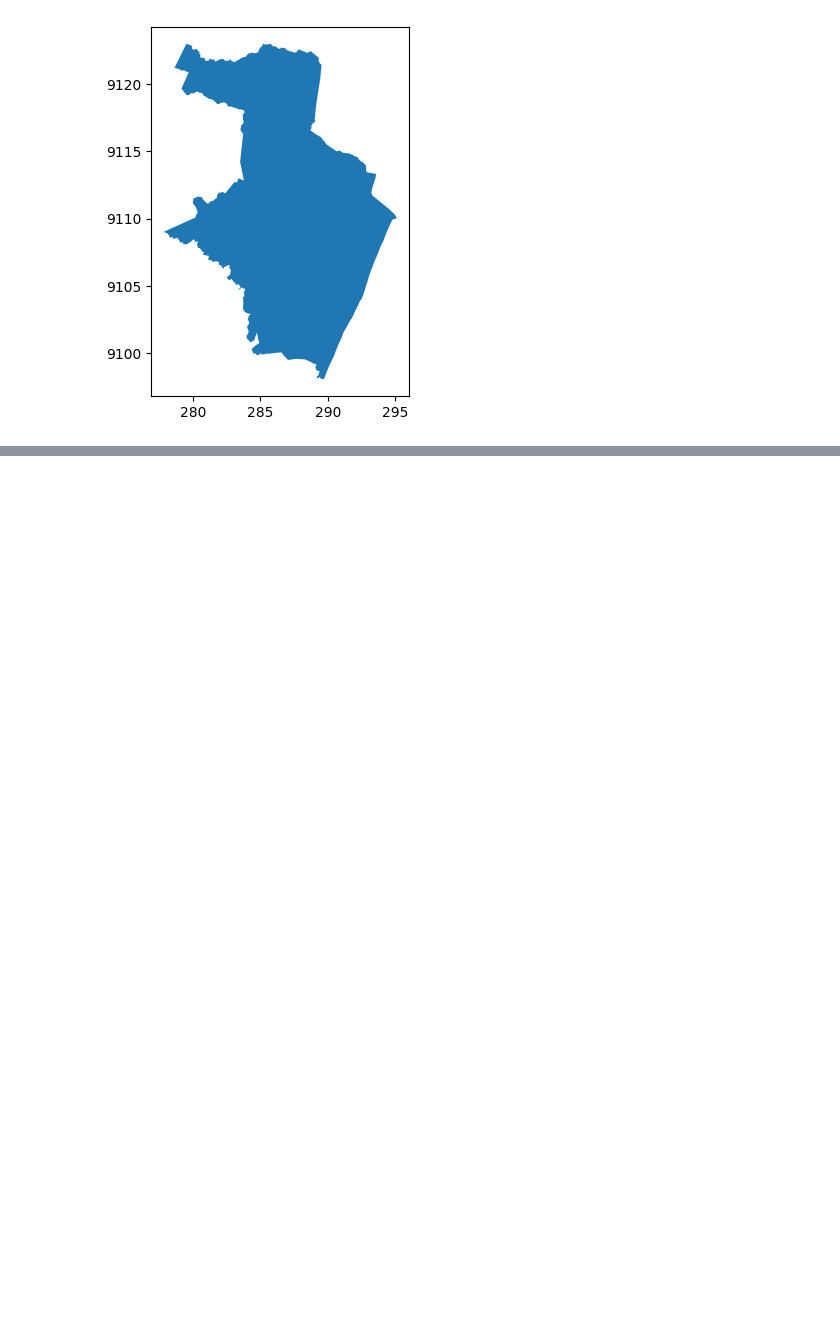
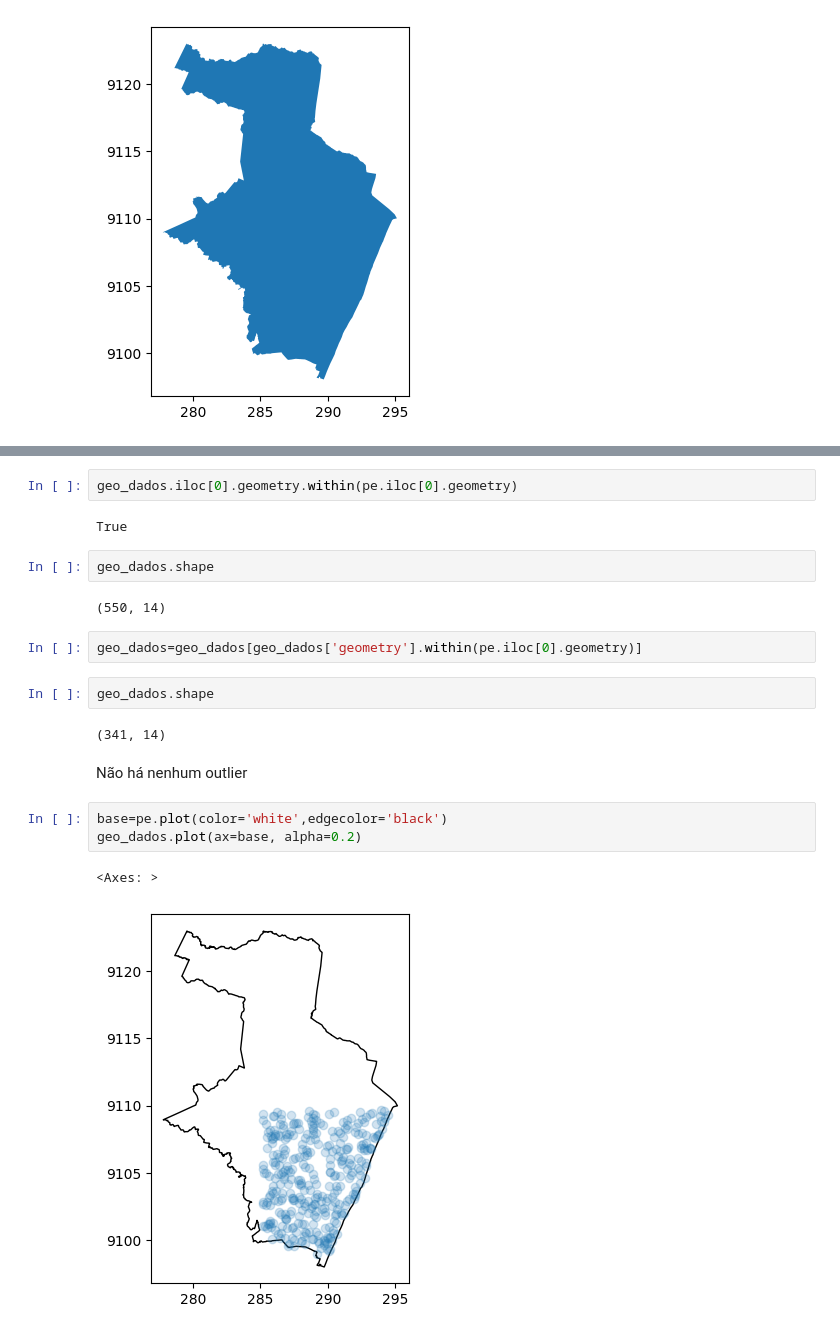
Before and after one commit to Jgabriel1800/an-lise-grafica-Recife, a Jupyter notebook: analise_geografica.ipynb, the cells around one changed output, grey strips where cells are left out. Saved outputs shown, nothing was run; the diff lists cells and outputs as text; blank space fills up the shorter version.

Commit message:
Removendo outliers

```diff
--- a/analise_geografica.ipynb
+++ b/analise_geografica.ipynb
@@ -168,0 +186,22 @@ pe.plot()
+# %%
+geo_dados.iloc[0].geometry.within(pe.iloc[0].geometry)
+# %% [output]
+True
+# %%
+geo_dados.shape
+# %% [output]
+(550, 14)
+# %%
+geo_dados=geo_dados[geo_dados['geometry'].within(pe.iloc[0].geometry)]
+# %%
+geo_dados.shape
+# %% [output]
+(341, 14)
+# %% [markdown]
+Não há nenhum outlier
+# %%
+base=pe.plot(color='white',edgecolor='black')
+geo_dados.plot(ax=base, alpha=0.2)
+# %% [output]
+<Axes: >
+[figure, added]
```
Also changed, not shown: parts of 8 cells of this notebook.
